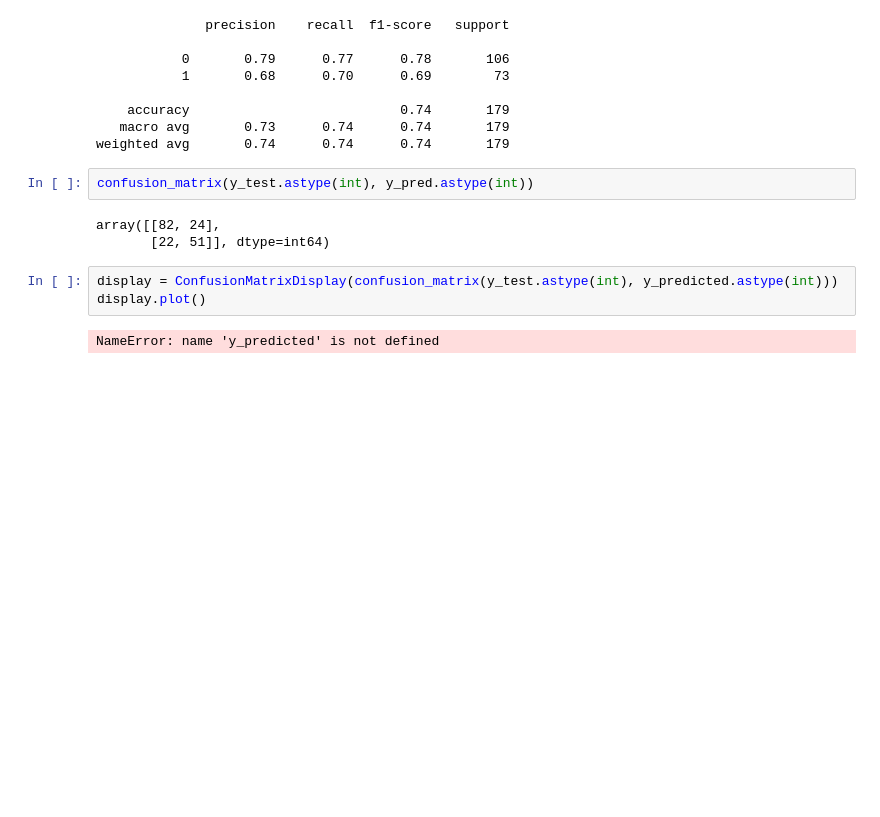
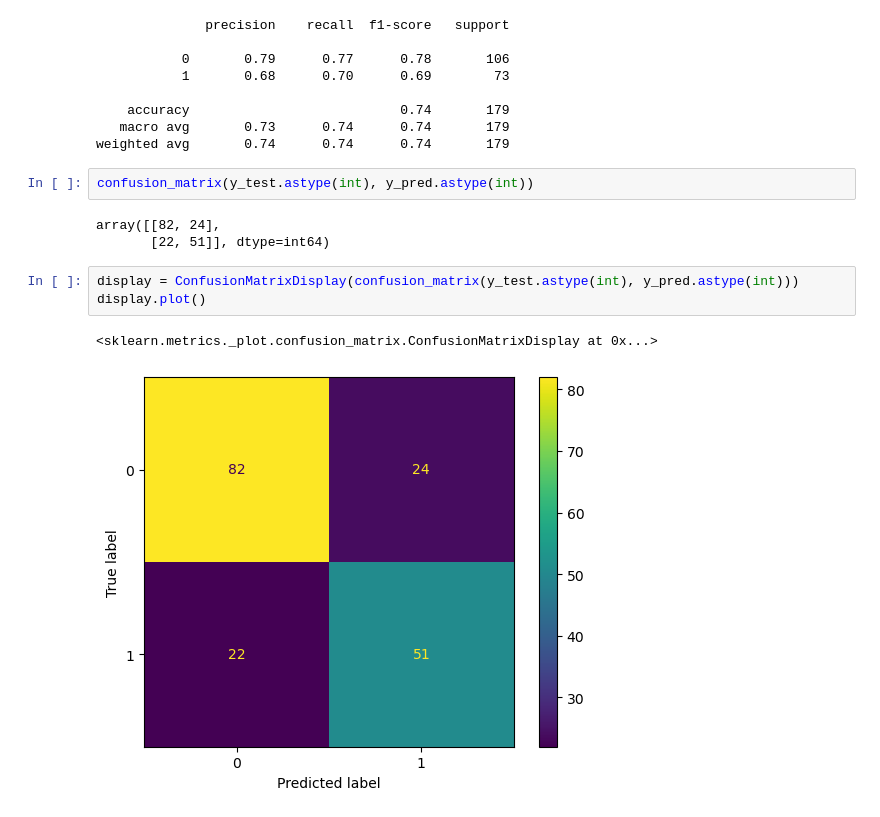
Before and after one commit to singh-imanshu/ml, a Jupyter notebook: titanic-log-reg-classifier.ipynb, the cells around one changed output. Saved outputs shown, nothing was run; the diff lists cells and outputs as text; blank space fills up the shorter version.

```diff
--- a/titanic-log-reg-classifier.ipynb
+++ b/titanic-log-reg-classifier.ipynb
@@ -60,7 +60,8 @@ confusion_matrix(y_test.astype(int), y_pred.astype(int))
 array([[82, 24],
        [22, 51]], dtype=int64)
 # %%
-display = ConfusionMatrixDisplay(confusion_matrix(y_test.astype(int), y_predicted.astype(int)))
+display = ConfusionMatrixDisplay(confusion_matrix(y_test.astype(int), y_pred.astype(int)))
 display.plot()
 # %% [output]
-NameError: name 'y_predicted' is not defined
+<sklearn.metrics._plot.confusion_matrix.ConfusionMatrixDisplay at 0x...>
+[figure, added]
```
Also changed, not shown: 1 other file.
